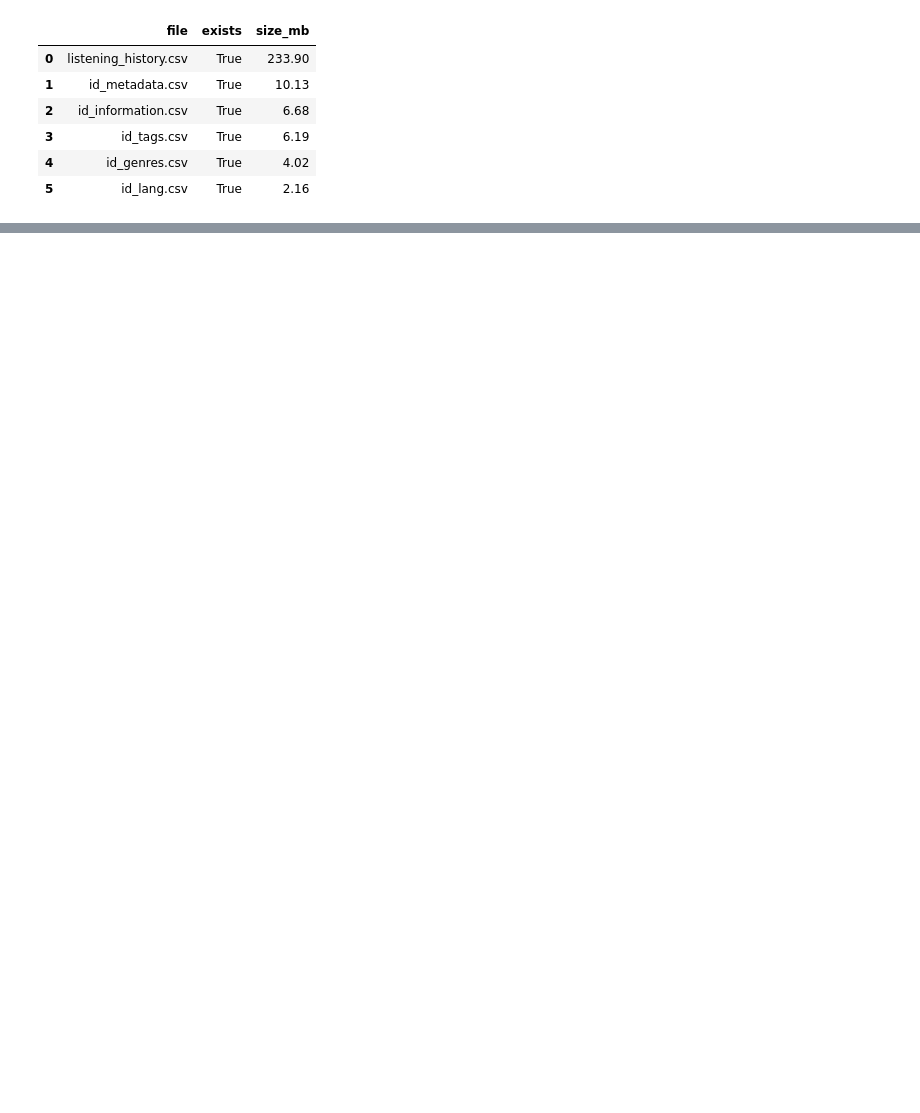
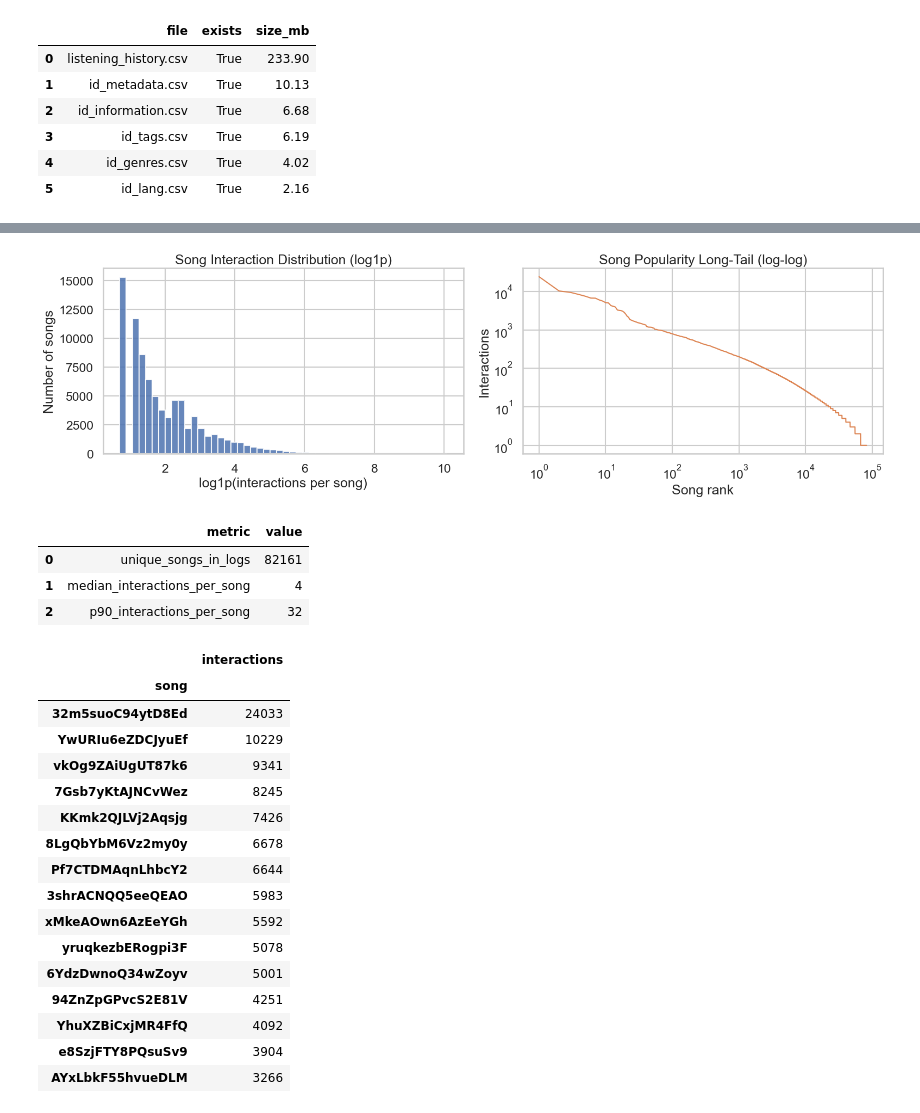
Before and after one commit to J-hjr/Gen4Rec, a Jupyter notebook: notebooks/music4all_data_check.ipynb, the cells around one changed output, grey strips where cells are left out. Drawn from its saved outputs; the diff is of its cells as text; code cells hidden in the pictures; blank space fills up the shorter version.

```diff
--- a/notebooks/music4all_data_check.ipynb
+++ b/notebooks/music4all_data_check.ipynb
@@ -472,0 +718,55 @@ These properties justify using this dataset for collaborative, content-based, an
+# %%
+# 3.1 Song distribution: popularity + long-tail
+song_counts = lh.groupby('song').size().sort_values(ascending=False)
+
+fig, axes = plt.subplots(1, 2, figsize=(16, 5))
+
+# Left: histogram of interactions per song (log scale on x)
+axes[0].hist(np.log1p(song_counts.values), bins=50, color='#4C72B0', alpha=0.85)
+axes[0].set_title('Song Interaction Distribution (log1p)')
+axes[0].set_xlabel('log1p(interactions per song)')
+axes[0].set_ylabel('Number of songs')
+
+# Right: rank-frequency (long tail)
+ranks = np.arange(1, len(song_counts) + 1)
+axes[1].plot(ranks, song_counts.values, color='#DD8452', linewidth=1.5)
+axes[1].set_xscale('log')
+axes[1].set_yscale('log')
+axes[1].set_title('Song Popularity Long-Tail (log-log)')
+axes[1].set_xlabel('Song rank')
+axes[1].set_ylabel('Interactions')
+
+plt.tight_layout()
+plt.show()
+
+song_summary = pd.DataFrame([
+    {'metric': 'unique_songs_in_logs', 'value': int(song_counts.shape[0])},
+    {'metric': 'median_interactions_per_song', 'value': int(song_counts.median())},
+    {'metric': 'p90_interactions_per_song', 'value': int(song_counts.quantile(0.9))},
+])
+
+display(song_summary)
+display(song_counts.head(15).rename('interactions').to_frame())
+# %% [output]
+[figure, added]
+|  | metric | value |
+| 0 | unique_songs_in_logs | 82161 |
+| 1 | median_interactions_per_song | 4 |
+| 2 | p90_interactions_per_song | 32 |
+|  | interactions |
+| song |  |
+| 32m5suoC94ytD8Ed | 24033 |
+| YwURIu6eZDCJyuEf | 10229 |
+| vkOg9ZAiUgUT87k6 | 9341 |
+| 7Gsb7yKtAJNCvWez | 8245 |
+| KKmk2QJLVj2Aqsjg | 7426 |
+| 8LgQbYbM6Vz2my0y | 6678 |
+| Pf7CTDMAqnLhbcY2 | 6644 |
+| 3shrACNQQ5eeQEAO | 5983 |
+| xMkeAOwn6AzEeYGh | 5592 |
+| yruqkezbERogpi3F | 5078 |
+| 6YdzDwnoQ34wZoyv | 5001 |
+| 94ZnZpGPvcS2E81V | 4251 |
+| YhuXZBiCxjMR4FfQ | 4092 |
+| e8SzjFTY8PQsuSv9 | 3904 |
+| AYxLbkF55hvueDLM | 3266 |
```
Also changed, not shown: parts of 31 cells of this notebook.
